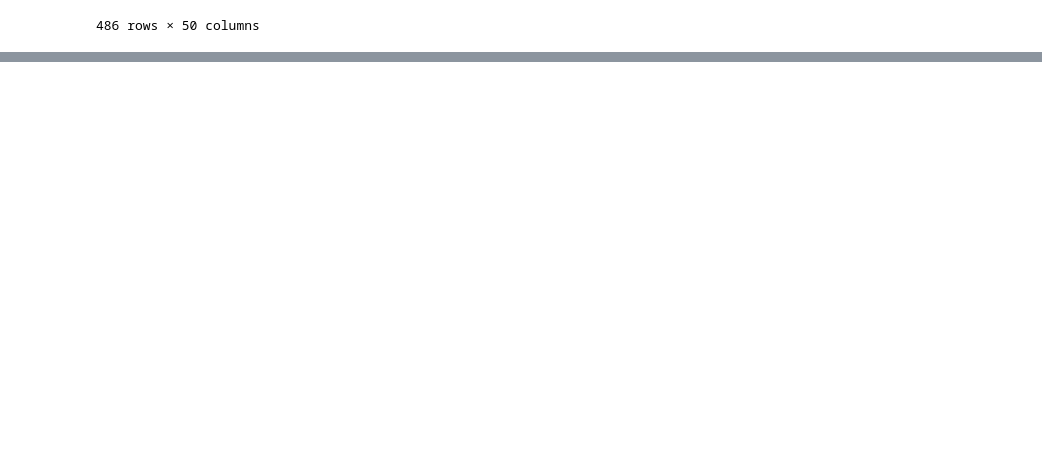
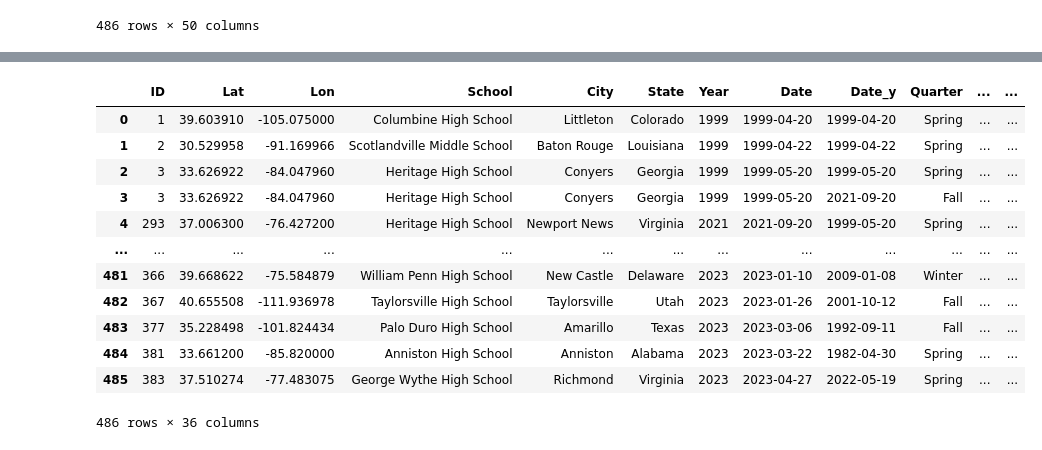
Before and after one commit to LeviEzra1/Project1_team4, a Jupyter notebook: Adriel_analysis/dataset_draft.ipynb, the cells around one changed output, grey strips where cells are left out. Saved outputs shown, nothing was run; the diff lists cells and outputs as text; code cells hidden in the pictures; blank space fills up the shorter version.

```diff
--- a/Adriel_analysis/dataset_draft.ipynb
+++ b/Adriel_analysis/dataset_draft.ipynb
@@ -211,0 +241,24 @@ Index(['uid', 'lat', 'long', 'Year', 'Date_x', 'school', 'City_x', 'State_x',
+# %%
+#Reorganize column placement
+Full_SchoolS_df = renamed_finaldata[['ID', 'Lat', 'Lon', 'School', 'City', 'State', 'Year', 'Date', 'Date_y', 'Quarter',
+                                     'urbanrural', 'Victims Injured', '# of Victims', 'District Name', 'School Year', 'Day of the Week',
+                                     'Public vs. Private', 'Victim Casualties', 'Incident(Shooting) Type', 'Shooter Age', 'Shooter Gender',
+                                     'Shooter Race(ethnicity)', 'Shooter relation to incident', 'Shooter Deceased', 'Deceased Notes', 'weapon',
+                                     'Weapon Source', 'School Level', 'Location of Shooting', 'During School', 'Time Period of Incident',
+                                     'Time of First Shot', 'History of bullying (Shooter)', 'History of Domestic Violence (Shooter)', 'Gang Related', 'Preplanned']]
+
+Full_SchoolS_df
+# %% [output]
+|  | ID | Lat | Lon | School | City | State | Year | Date | Date_y | Quarter | ... | ... |
+| 0 | 1 | 39.603910 | -105.075000 | Columbine High School | Littleton | Colorado | 1999 | 1999-04-20 | 1999-04-20 | Spring | ... | ... |
+| 1 | 2 | 30.529958 | -91.169966 | Scotlandville Middle School | Baton Rouge | Louisiana | 1999 | 1999-04-22 | 1999-04-22 | Spring | ... | ... |
+| 2 | 3 | 33.626922 | -84.047960 | Heritage High School | Conyers | Georgia | 1999 | 1999-05-20 | 1999-05-20 | Spring | ... | ... |
+| 3 | 3 | 33.626922 | -84.047960 | Heritage High School | Conyers | Georgia | 1999 | 1999-05-20 | 2021-09-20 | Fall | ... | ... |
+| 4 | 293 | 37.006300 | -76.427200 | Heritage High School | Newport News | Virginia | 2021 | 2021-09-20 | 1999-05-20 | Spring | ... | ... |
+| ... | ... | ... | ... | ... | ... | ... | ... | ... | ... | ... | ... | ... |
+| 481 | 366 | 39.668622 | -75.584879 | William Penn High School | New Castle | Delaware | 2023 | 2023-01-10 | 2009-01-08 | Winter | ... | ... |
+| 482 | 367 | 40.655508 | -111.936978 | Taylorsville High School | Taylorsville | Utah | 2023 | 2023-01-26 | 2001-10-12 | Fall | ... | ... |
+| 483 | 377 | 35.228498 | -101.824434 | Palo Duro High School | Amarillo | Texas | 2023 | 2023-03-06 | 1992-09-11 | Fall | ... | ... |
+| 484 | 381 | 33.661200 | -85.820000 | Anniston High School | Anniston | Alabama | 2023 | 2023-03-22 | 1982-04-30 | Spring | ... | ... |
+| 485 | 383 | 37.510274 | -77.483075 | George Wythe High School | Richmond | Virginia | 2023 | 2023-04-27 | 2022-05-19 | Spring | ... | ... |
+486 rows × 36 columns
```
Also changed, not shown: parts of 11 cells of this notebook.
